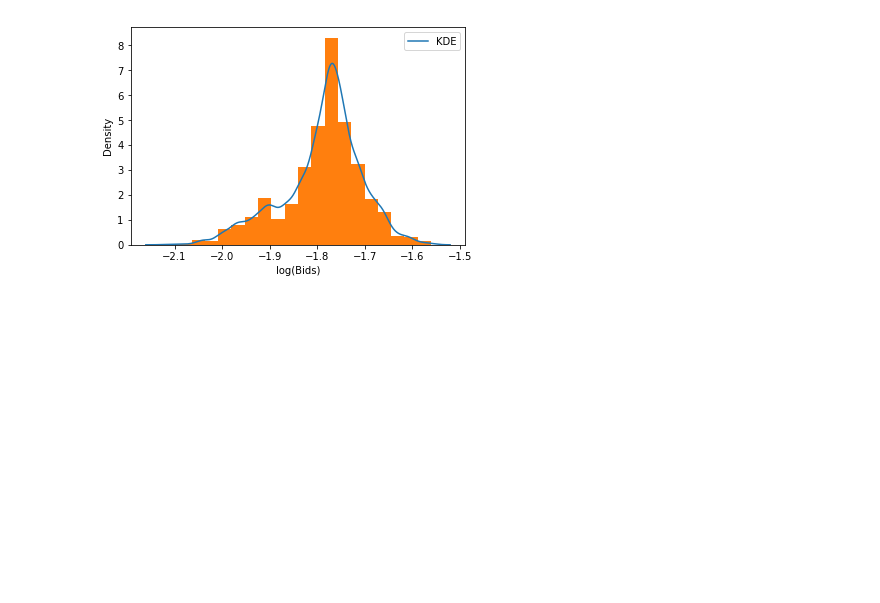
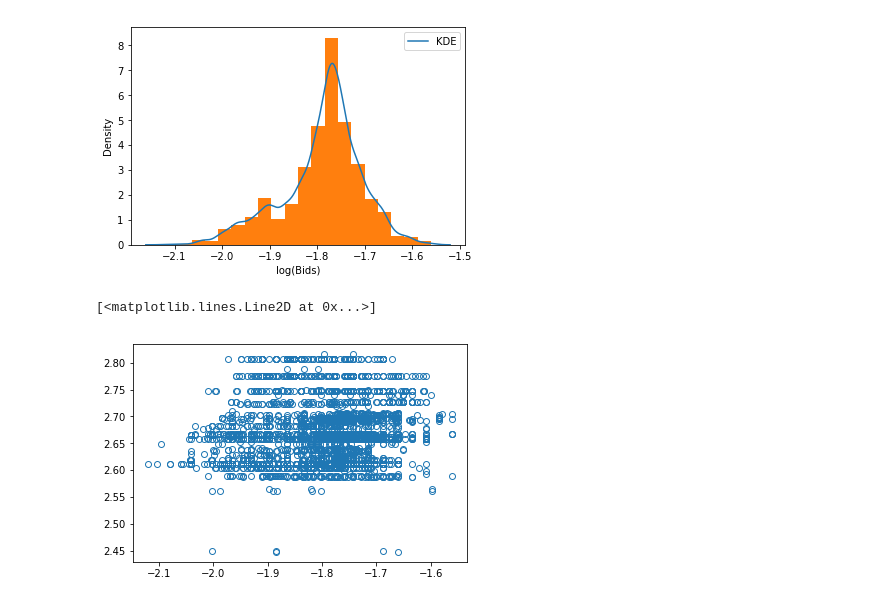
Before and after one commit to ericschulman/tx_milk_2yp, a Jupyter notebook: mixture.ipynb, the cells around one changed output. Saved outputs shown, nothing was run; the diff lists cells and outputs as text; code cells hidden in the pictures; blank space fills up the shorter version.

```diff
--- a/mixture.ipynb
+++ b/mixture.ipynb
@@ -48,6 +49,13 @@ plt.savefig('bids_density.png')
 plt.show()
 # %% [output]
 [figure]
+# %%
+reg1 = data[['WW','FMO']].dropna()
+reg1 = np.log(reg1[(.12<=reg1['WW']) & (reg1['WW']<=.21)])
+plt.plot(reg1['WW'],reg1['FMO'],'o',mfc='none')
+# %% [output]
+[<matplotlib.lines.Line2D at 0x...>]
+[figure, added]
 # %%
 #fit mixture model
 g = mixture.GaussianMixture(n_components=2)
```
Also changed, not shown: parts of 5 cells of this notebook, 1 other file.
